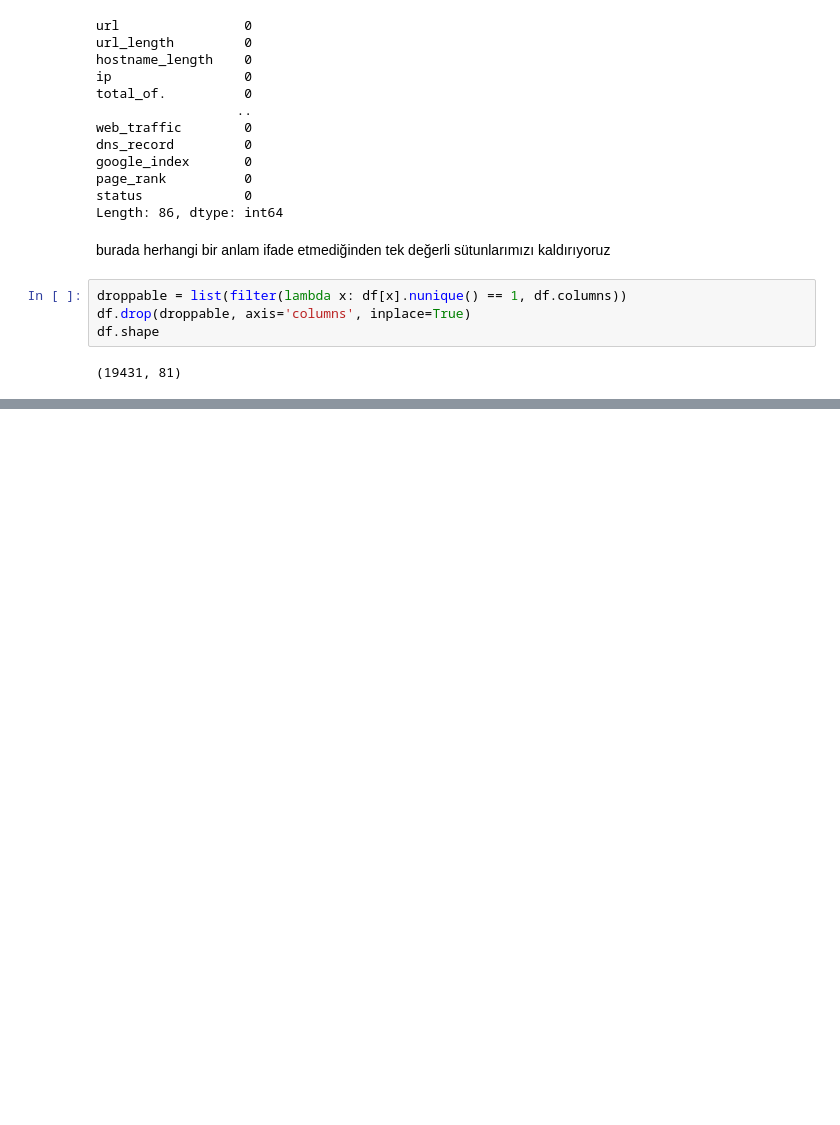
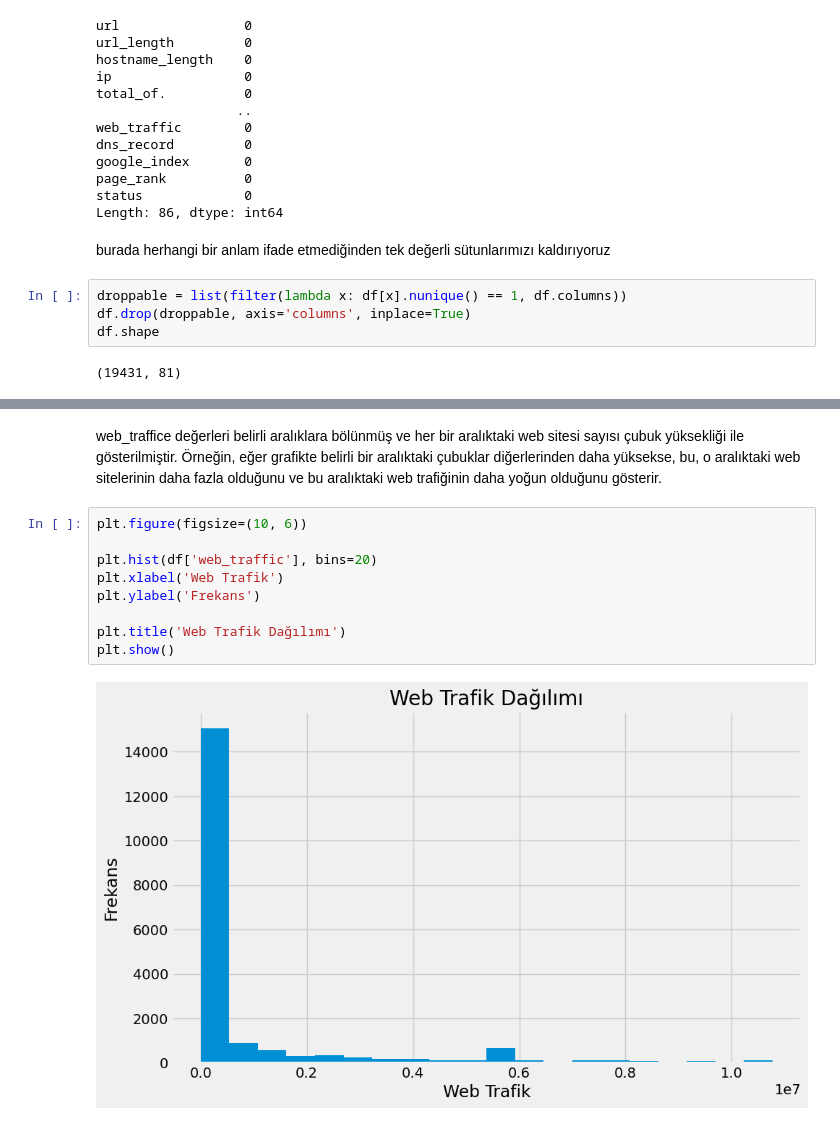
Before and after one commit to Phishbust/datanalysisandmodeling, a Jupyter notebook: data.ipynb, the cells around one changed output, grey strips where cells are left out. Saved outputs shown, nothing was run; the diff lists cells and outputs as text; blank space fills up the shorter version.

```diff
--- a/data.ipynb
+++ b/data.ipynb
@@ -118,0 +176,13 @@ df.shape
+# %% [markdown]
+<bold>web_traffice değerleri belirli aralıklara bölünmüş ve her bir aralıktaki web sitesi sayısı çubuk yüksekliği ile gösterilmiştir. Örneğin, eğer grafikte belirli bir aralıktaki çubuklar diğerlerinden daha yüksekse, bu, o aralıktaki web sitelerinin daha fazla olduğunu ve bu aralıktaki web trafiğinin daha yoğun olduğunu gösterir.</bold>
+# %%
+plt.figure(figsize=(10, 6))
+
+plt.hist(df['web_traffic'], bins=20)
+plt.xlabel('Web Trafik')
+plt.ylabel('Frekans')
+
+plt.title('Web Trafik Dağılımı')
+plt.show()
+# %% [output]
+[figure, added]
```
Also changed, not shown: parts of 22 cells of this notebook.
